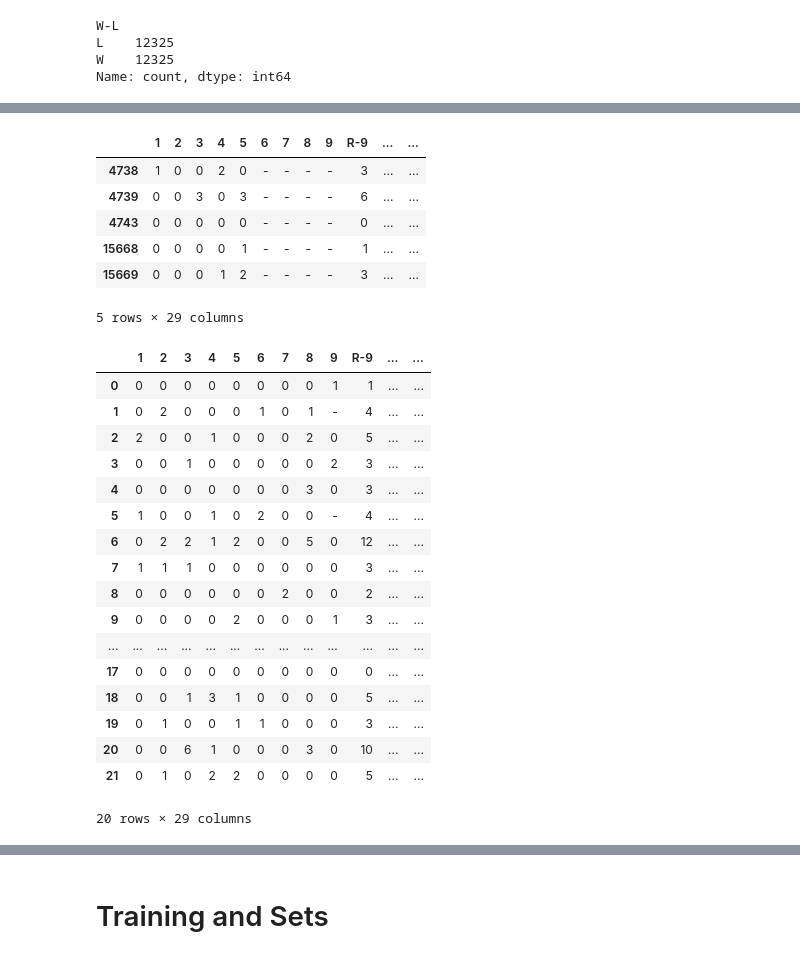
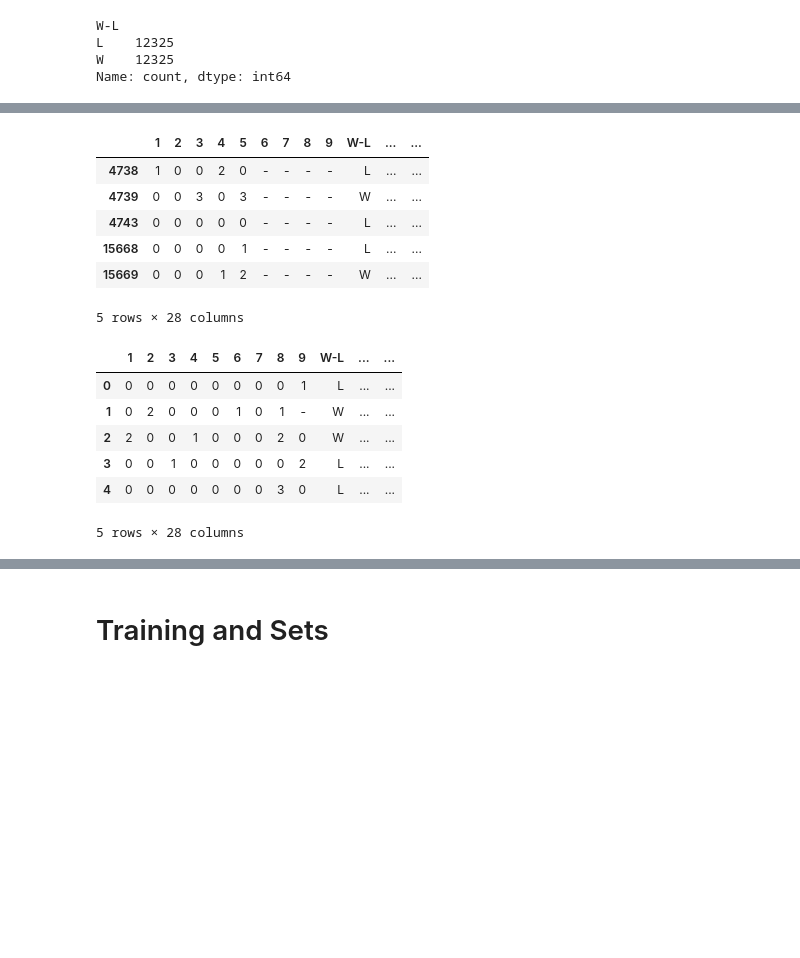
Before and after one commit to ASU-edX-Bootcamp-2024/ASU-edX-AIML-Project-2-Sports-Analytics, a Jupyter notebook: Baseball_Game_Scores_Model.ipynb, the cells around one changed output, grey strips where cells are left out. Saved outputs shown, nothing was run; the diff lists cells and outputs as text; code cells hidden in the pictures; blank space fills up the shorter version.

```diff
--- a/Baseball_Game_Scores_Model.ipynb
+++ b/Baseball_Game_Scores_Model.ipynb
@@ -371,9 +351,9 @@ display(filtered_df)
 # %% [markdown]
 ## Section 2: Cleaning Data
 # %%
-# Duplicate
-df_clean = df.copy()
-display(df_clean.head())
+# Duplicate df
+df_clean_1 = df.copy()
+display(df_clean_1.head())
 # %% [output]
 |  | Team | 1 | 2 | 3 | 4 | 5 | 6 | 7 | 8 | 9 | ... | ... |
 | 0 | STL | 0 | 0 | 0 | 0 | 0 | 0 | 0 | 0 | 1 | ... | ... |
@@ -385,7 +365,7 @@ display(df_clean.head())
 # %%
 # Delete all rows with "AL" or "NL" as a Team (All Star Games)
 # Source:  https://www.geeksforgeeks.org/drop-rows-from-the-dataframe-based-on-certain-condition-applied-on-a-column/
-indexTeam = df_clean[(df_clean['Team'] == 'AL') | (df_clean['Team'] == 'NL') ].index
-df_clean.drop(indexTeam, inplace=True)
+indexTeam = df_clean_1[(df_clean_1['Team'] == 'AL') | (df_clean_1['Team'] == 'NL') ].index
+df_clean_1.drop(indexTeam, inplace=True)
 # Verify AL and NL removed
-display(df_clean['Team'].value_counts())
+display(df_clean_1['Team'].value_counts())
@@ -410,9 +372,9 @@ Name: count, dtype: int64
 # %%
 # Delete Extra Innings Games
-indexExtra = df_clean[(df_clean['W-L'] == 'E')].index
-df_clean.drop(indexExtra, inplace=True)
+indexExtra = df_clean_1[(df_clean_1['W-L'] == 'E')].index
+df_clean_1.drop(indexExtra, inplace=True)
 # Verify E removed
-display(df_clean['W-L'].value_counts())
+display(df_clean_1['W-L'].value_counts())
 # %% [output]
 W-L
 L    12325
@@ -420,5 +382,5 @@ W    12325
 Name: count, dtype: int64
 # %%
 # Drop columns not used in model
-df_scores = df_clean.drop(columns=['Team','Game_ID','R','H','E','10','11','12','13','14','15','16','17','18','19']).copy()
-display(df_scores.head(15))
+df_clean_2 = df_clean_1.drop(columns=['Team','Game_ID','R','H','E','R-9','10','11','12','13','14','15','16','17','18','19']).copy()
+display(df_clean_2.head(15))
@@ -443,40 +387,29 @@ display(df_scores.head(15))
 # %%
 # Look for Data with "-" In Inning Scores 6 through 8
 # Ref https://www.geeksforgeeks.org/drop-rows-from-the-dataframe-based-on-certain-condition-applied-on-a-column/
-filtered_df = df_scores[df_scores['6'] == "-"]
+filtered_df = df_clean_2[df_clean_2['6'] == "-"]
 
 display(filtered_df.head())
 # %% [output]
-|  | 1 | 2 | 3 | 4 | 5 | 6 | 7 | 8 | 9 | R-9 | ... | ... |
-| 4738 | 1 | 0 | 0 | 2 | 0 | - | - | - | - | 3 | ... | ... |
-| 4739 | 0 | 0 | 3 | 0 | 3 | - | - | - | - | 6 | ... | ... |
-| 4743 | 0 | 0 | 0 | 0 | 0 | - | - | - | - | 0 | ... | ... |
-| 15668 | 0 | 0 | 0 | 0 | 1 | - | - | - | - | 1 | ... | ... |
-| 15669 | 0 | 0 | 0 | 1 | 2 | - | - | - | - | 3 | ... | ... |
+|  | 1 | 2 | 3 | 4 | 5 | 6 | 7 | 8 | 9 | W-L | ... | ... |
+| 4738 | 1 | 0 | 0 | 2 | 0 | - | - | - | - | L | ... | ... |
+| 4739 | 0 | 0 | 3 | 0 | 3 | - | - | - | - | W | ... | ... |
+| 4743 | 0 | 0 | 0 | 0 | 0 | - | - | - | - | L | ... | ... |
+| 15668 | 0 | 0 | 0 | 0 | 1 | - | - | - | - | L | ... | ... |
+| 15669 | 0 | 0 | 0 | 1 | 2 | - | - | - | - | W | ... | ... |
-5 rows × 29 columns
+5 rows × 28 columns
 # %%
-# Conditionally delete rows where "-" is present
+# Conditionally delete rows where "-" is present (except 9th inning)
 columns_var = ['6','7','8']
 for i in columns_var:
-    df_scores = df_scores.loc[df_scores[i] != '-']
-display(df_scores.head(20))
+    df_clean_2 = df_clean_2.loc[df_clean_2[i] != '-']
+display(df_clean_2.head())
 # %% [output]
-|  | 1 | 2 | 3 | 4 | 5 | 6 | 7 | 8 | 9 | R-9 | ... | ... |
-| 0 | 0 | 0 | 0 | 0 | 0 | 0 | 0 | 0 | 1 | 1 | ... | ... |
-| 1 | 0 | 2 | 0 | 0 | 0 | 1 | 0 | 1 | - | 4 | ... | ... |
-| 2 | 2 | 0 | 0 | 1 | 0 | 0 | 0 | 2 | 0 | 5 | ... | ... |
-| 3 | 0 | 0 | 1 | 0 | 0 | 0 | 0 | 0 | 2 | 3 | ... | ... |
-| 4 | 0 | 0 | 0 | 0 | 0 | 0 | 0 | 3 | 0 | 3 | ... | ... |
-| 5 | 1 | 0 | 0 | 1 | 0 | 2 | 0 | 0 | - | 4 | ... | ... |
-| 6 | 0 | 2 | 2 | 1 | 2 | 0 | 0 | 5 | 0 | 12 | ... | ... |
-| 7 | 1 | 1 | 1 | 0 | 0 | 0 | 0 | 0 | 0 | 3 | ... | ... |
-| 8 | 0 | 0 | 0 | 0 | 0 | 0 | 2 | 0 | 0 | 2 | ... | ... |
-| 9 | 0 | 0 | 0 | 0 | 2 | 0 | 0 | 0 | 1 | 3 | ... | ... |
-| ... | ... | ... | ... | ... | ... | ... | ... | ... | ... | ... | ... | ... |
-| 17 | 0 | 0 | 0 | 0 | 0 | 0 | 0 | 0 | 0 | 0 | ... | ... |
-| 18 | 0 | 0 | 1 | 3 | 1 | 0 | 0 | 0 | 0 | 5 | ... | ... |
-| 19 | 0 | 1 | 0 | 0 | 1 | 1 | 0 | 0 | 0 | 3 | ... | ... |
-| 20 | 0 | 0 | 6 | 1 | 0 | 0 | 0 | 3 | 0 | 10 | ... | ... |
-| 21 | 0 | 1 | 0 | 2 | 2 | 0 | 0 | 0 | 0 | 5 | ... | ... |
+|  | 1 | 2 | 3 | 4 | 5 | 6 | 7 | 8 | 9 | W-L | ... | ... |
+| 0 | 0 | 0 | 0 | 0 | 0 | 0 | 0 | 0 | 1 | L | ... | ... |
+| 1 | 0 | 2 | 0 | 0 | 0 | 1 | 0 | 1 | - | W | ... | ... |
+| 2 | 2 | 0 | 0 | 1 | 0 | 0 | 0 | 2 | 0 | W | ... | ... |
+| 3 | 0 | 0 | 1 | 0 | 0 | 0 | 0 | 0 | 2 | L | ... | ... |
+| 4 | 0 | 0 | 0 | 0 | 0 | 0 | 0 | 3 | 0 | L | ... | ... |
-20 rows × 29 columns
+5 rows × 28 columns
 # %%
```
Also changed, not shown: parts of 66 cells of this notebook.
